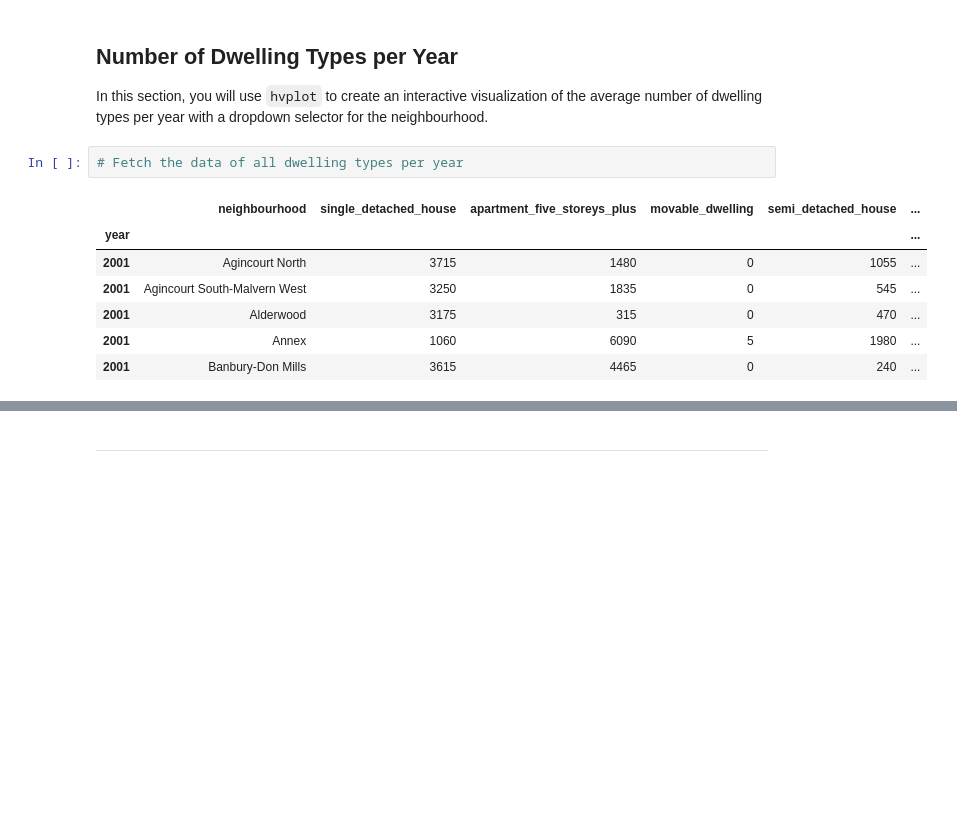
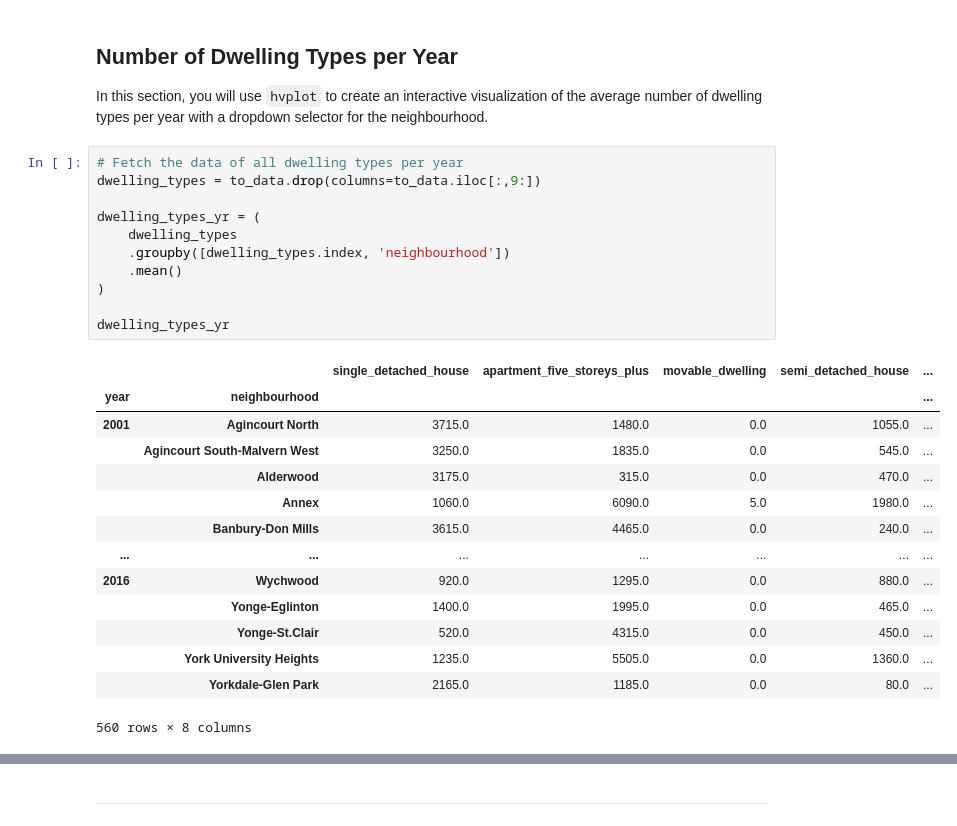
Before and after one commit to adamgulyas/pyviz-homework, a Jupyter notebook: rental_analysis.ipynb, the cells around one changed output, grey strips where cells are left out. Drawn from its saved outputs; the diff is of its cells as text; blank space fills up the shorter version.

```diff
--- a/rental_analysis.ipynb
+++ b/rental_analysis.ipynb
@@ -273,14 +273,30 @@ BokehModel(combine_events=True, render_bundle={'docs_json': {'0bf28ea4-c852-4bfa
 In this section, you will use `hvplot` to create an interactive visualization of the average number of dwelling types per year with a dropdown selector for the neighbourhood.
 # %%
 # Fetch the data of all dwelling types per year
+dwelling_types = to_data.drop(columns=to_data.iloc[:,9:])
+
+dwelling_types_yr = (
+    dwelling_types
+    .groupby([dwelling_types.index, 'neighbourhood'])
+    .mean()
+)
+
+dwelling_types_yr
 # %% [output]
-|  | neighbourhood | single_detached_house | apartment_five_storeys_plus | movable_dwelling | semi_detached_house | ... |
-| year |  |  |  |  |  | ... |
-| 2001 | Agincourt North | 3715 | 1480 | 0 | 1055 | ... |
-| 2001 | Agincourt South-Malvern West | 3250 | 1835 | 0 | 545 | ... |
-| 2001 | Alderwood | 3175 | 315 | 0 | 470 | ... |
-| 2001 | Annex | 1060 | 6090 | 5 | 1980 | ... |
-| 2001 | Banbury-Don Mills | 3615 | 4465 | 0 | 240 | ... |
+|  |  | single_detached_house | apartment_five_storeys_plus | movable_dwelling | semi_detached_house | ... |
+| year | neighbourhood |  |  |  |  | ... |
+| 2001 | Agincourt North | 3715.0 | 1480.0 | 0.0 | 1055.0 | ... |
+|  | Agincourt South-Malvern West | 3250.0 | 1835.0 | 0.0 | 545.0 | ... |
+|  | Alderwood | 3175.0 | 315.0 | 0.0 | 470.0 | ... |
+|  | Annex | 1060.0 | 6090.0 | 5.0 | 1980.0 | ... |
+|  | Banbury-Don Mills | 3615.0 | 4465.0 | 0.0 | 240.0 | ... |
+| ... | ... | ... | ... | ... | ... | ... |
+| 2016 | Wychwood | 920.0 | 1295.0 | 0.0 | 880.0 | ... |
+|  | Yonge-Eglinton | 1400.0 | 1995.0 | 0.0 | 465.0 | ... |
+|  | Yonge-St.Clair | 520.0 | 4315.0 | 0.0 | 450.0 | ... |
+|  | York University Heights | 1235.0 | 5505.0 | 0.0 | 1360.0 | ... |
+|  | Yorkdale-Glen Park | 2165.0 | 1185.0 | 0.0 | 80.0 | ... |
+560 rows × 8 columns
 # %%
 # Use hvplot to create an interactive bar chart of the number of dwelling types per neighbourhood
 # The plot should have a dropdown selector for the neighbourhood
```
Also changed, not shown: parts of 4 cells of this notebook.
